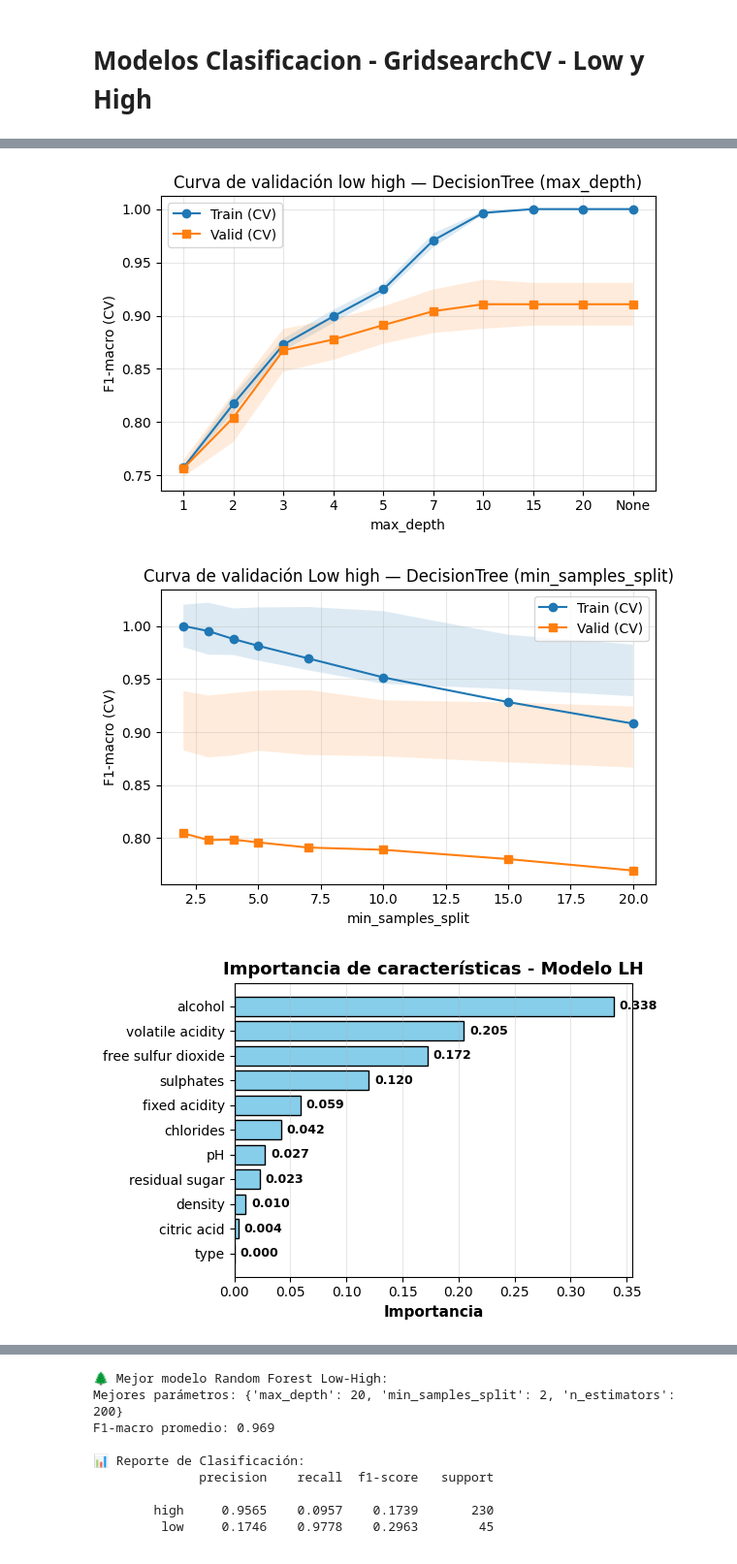
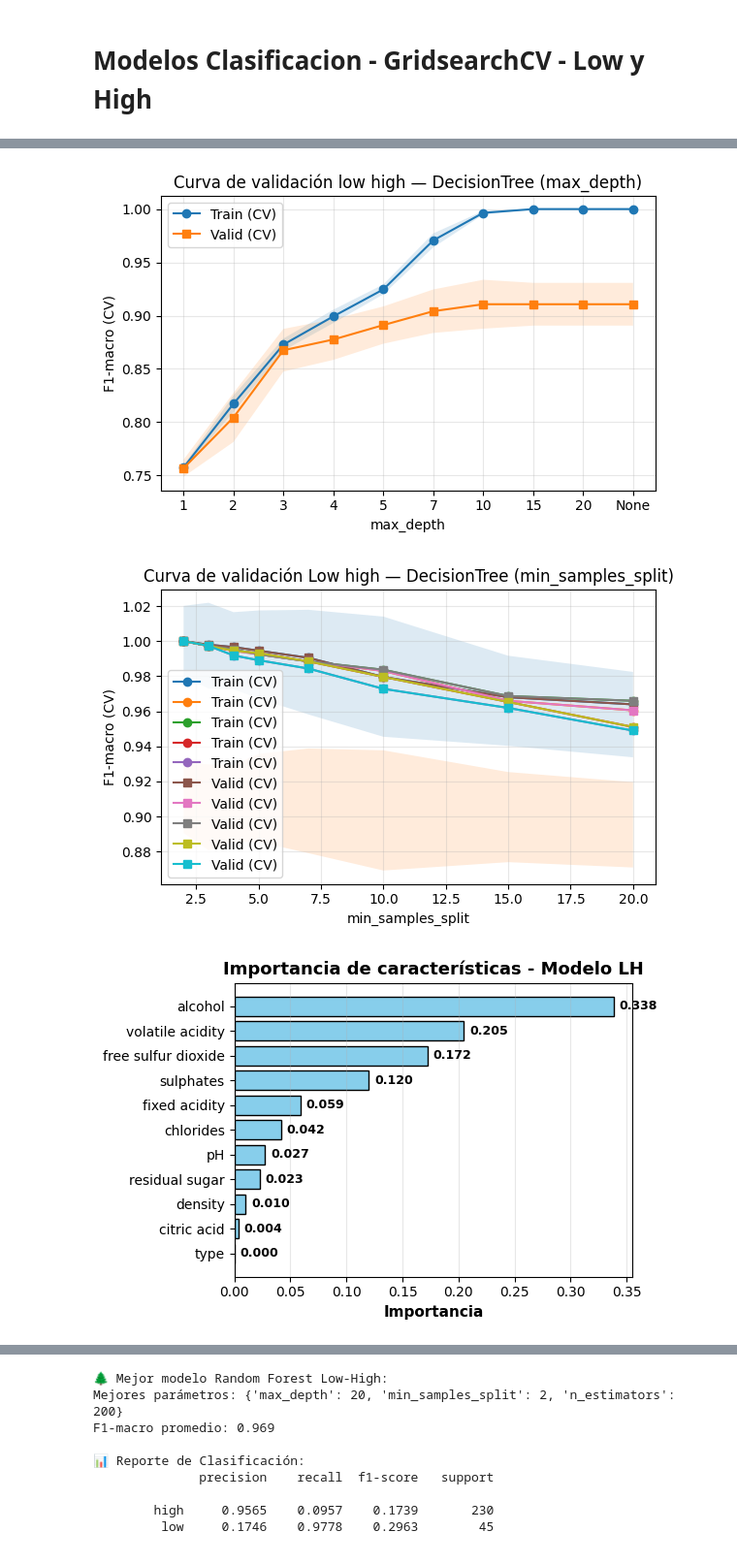
Before and after one commit to anamariaSemanate/ml-tarea1-vinos, a Jupyter notebook: notebooks/02_modelos.ipynb, the cells around one changed output, grey strips where cells are left out. Shown at 97% size. Cells and saved outputs as stored; diff of their text form; code cells hidden in the pictures.

```diff
--- a/notebooks/02_modelos.ipynb
+++ b/notebooks/02_modelos.ipynb
@@ -869,7 +1059,7 @@ train_scores_LH, val_scores_LH = validation_curve(
                            min_samples_split=grid_tree.best_params_.get('min_samples_split', 2)),
     X_trainLH_clf_sm, y_trainLH_clf_sm,
     param_name="max_depth",
-    param_range=depths,
+    param_range=depths_LH,
     cv=5, scoring="f1_macro", n_jobs=-1
 )
 
@@ -884,7 +1074,7 @@ plt.plot(x_idx, train_mean_LH, marker='o', label="Train (CV)")
 plt.plot(x_idx, val_mean_LH, marker='s', label="Valid (CV)")
 plt.fill_between(x_idx, train_mean_LH-train_std_LH, train_mean_LH+train_std_LH, alpha=0.15)
 plt.fill_between(x_idx, val_mean_LH-val_std_LH,   val_mean_LH+val_std_LH,   alpha=0.15)
-plt.xticks(x_idx, [str(d) for d in depths])
+plt.xticks(x_idx, [str(d) for d in depths_LH])
 plt.xlabel("max_depth"); plt.ylabel("F1-macro (CV)")
 plt.title("Curva de validación low high — DecisionTree (max_depth)")
 plt.grid(alpha=.3); plt.legend(); plt.tight_layout()
@@ -907,11 +1097,11 @@ train_scores_LH, val_scores_LH = validation_curve(
 train_mean_LH = train_scores_LH.mean(axis=1)
 val_mean_LH   = val_scores_LH.mean(axis=1)
 train_std_LH  = val_scores_LH.std(axis=1)
-val_std_LH    = val_scores_s.std(axis=1)
+val_std_LH    = val_scores_LH.std(axis=1)
 
 plt.figure(figsize=(6,4))
-plt.plot(minsplit_list, train_mean_s, marker='o', label="Train (CV)")
-plt.plot(minsplit_list, val_mean_s,   marker='s', label="Valid (CV)")
+plt.plot(minsplit_list, train_scores_LH, marker='o', label="Train (CV)")
+plt.plot(minsplit_list, train_scores_LH,   marker='s', label="Valid (CV)")
 plt.fill_between(minsplit_list, train_mean_LH-train_std_LH, train_mean_LH+train_std_LH, alpha=0.15)
 plt.fill_between(minsplit_list, val_mean_LH-val_std_LH,     val_mean_LH+val_std_LH, alpha=0.15)
 plt.xlabel("min_samples_split"); plt.ylabel("F1-macro (CV)")
@@ -982,34 +1172,34 @@ print("F1-macro promedio:", round(grid_tree_LH_sin_type.best_score_, 4))
 best_tree_LH_sin_type = grid_tree_LH_sin_type.best_estimator_
 y_pred_tree_LH_sin_type = best_tree_LH_sin_type.predict(X_testLH_clf_sin_type)
 
 print("\n📊 Reporte de Clasificación (sin 'type'):")
 print(classification_report(y_test_clf_LH, y_pred_tree_LH_sin_type, digits=4))
 
 # Matriz de confusión
 cm_sin_type = confusion_matrix(y_test_clf_LH, y_pred_tree_LH_sin_type)
 plt.figure(figsize=(6,4))
 sns.heatmap(cm_sin_type, annot=True, fmt="d", cmap="crest", cbar=False)
 plt.title("Matriz de Confusión — Árbol de Decisión (sin 'type')", fontsize=13, weight='bold')
 plt.xlabel("Predicción")
 plt.ylabel("Real")
 plt.show()
 # %% [output]
 🌳 Mejor modelo Árbol:
 Mejores parámetros: {'max_depth': 13, 'min_samples_leaf': 3, 'min_samples_split': 2}
 F1-macro promedio: 0.9156
 
 📊 Reporte de Clasificación:
               precision    recall  f1-score   support
 
         high     0.9697    0.1391    0.2433       230
          low     0.1818    0.9778    0.3066        45
 
     accuracy                         0.2764       275
    macro avg     0.5758    0.5585    0.2750       275
 weighted avg     0.8408    0.2764    0.2537       275
 [figure]
 [figure]
-[figure, old version]
+[figure, new version]
 [figure]
 🌳 Mejor modelo Árbol (sin 'type'):
 Mejores parámetros: {'max_depth': 13, 'min_samples_leaf': 3, 'min_samples_split': 2}
```
Also changed, not shown: parts of 16 cells of this notebook, 1 other file.
